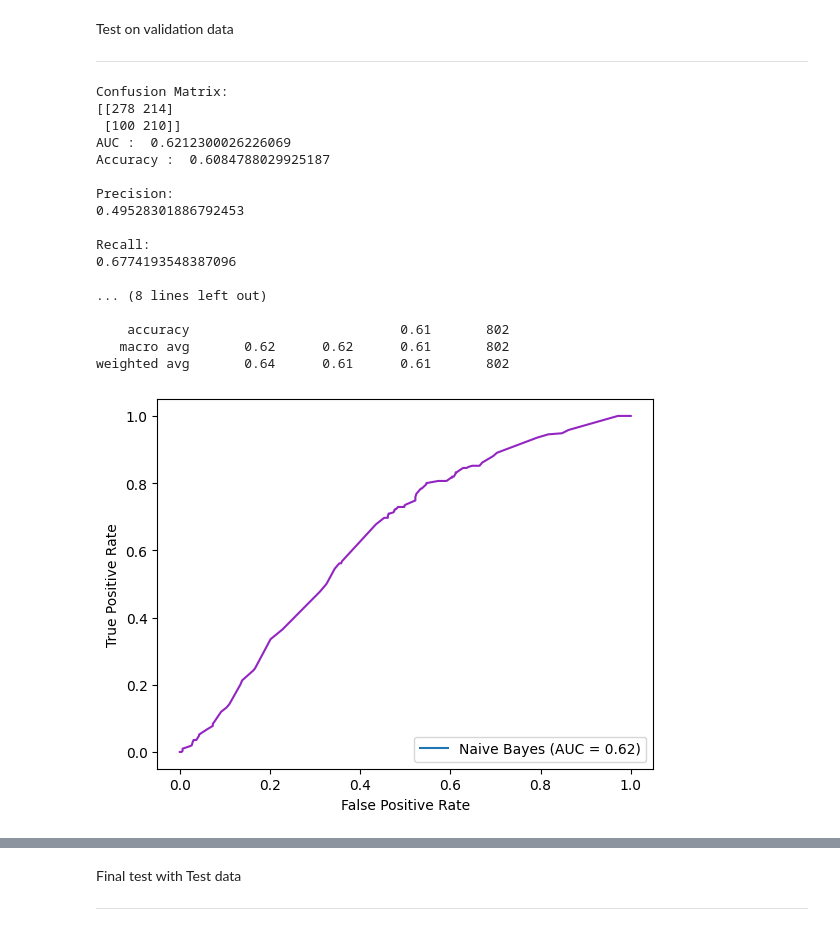
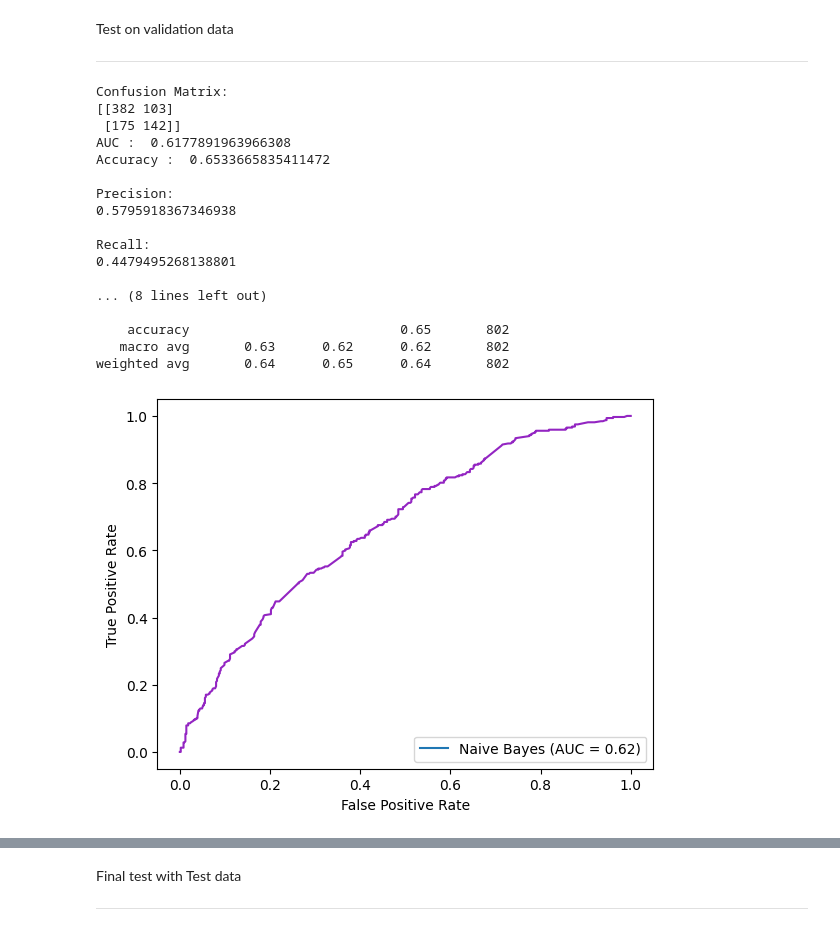
Before and after one commit to lilyzhizhou/Identifying-Prediabetes-ML, a Jupyter notebook: Naive_Bayes_Model.ipynb, the cells around one changed output, grey strips where cells are left out. Saved outputs shown, nothing was run; the diff lists cells and outputs as text; code cells hidden in the pictures.

```diff
--- a/Naive_Bayes_Model.ipynb
+++ b/Naive_Bayes_Model.ipynb
@@ -254,9 +267,9 @@ Tune paramaters
 from sklearn.model_selection import RandomizedSearchCV
 from scipy.stats import uniform
 
-param_dist = {'alpha': uniform(loc=1, scale=100)}
+param_dist = {'alpha': uniform(loc=0, scale=100)}
 
-random_search = RandomizedSearchCV(estimator=CategoricalNB(), param_distributions=param_dist, n_iter=100, cv=5)
+random_search = RandomizedSearchCV(estimator=CategoricalNB(), param_distributions=param_dist, n_iter=100, cv=10)
 
 random_search.fit(train_df[categorical_columns].to_numpy(), train_df[target_column])
 # %% [output]
@@ -281,9 +298,7 @@ gnb = GaussianNB()
 gnb = gnb.fit(train_df[numerical_columns].to_numpy(), train_df[target_column])
 
 # Train a Categorical Naive Bayes model for categorical columns
-cnb = CategoricalNB(alpha = 3
-                    #best_alpha
-                    )
+cnb = CategoricalNB(alpha = best_alpha)
 cnb = cnb.fit(train_df[categorical_columns].to_numpy(), train_df[target_column])
 
 # Get joint log probabilities for each model
@@ -334,36 +349,47 @@ Test on validation data
 
 ---
 # %%
-# Predicting probabilities and class labels for the validation data.
-y_hat_prob = cnb.predict_proba(valid_df[categorical_columns])
-y_hat = cnb.predict(valid_df[categorical_columns])
+# Predict the joint log probabilities for each model on validation data
+gnb_log_pred = gnb.predict_joint_log_proba(valid_df[numerical_columns])
+cnb_log_pred = cnb.predict_joint_log_proba(valid_df[categorical_columns])
 
-# Evaluating the model's performance on the validation data using the previously defined scoring functions.
+# Combine the log probabilities, adjusting for the multiplication of P(Y) term
+y_hat_prob = gnb_log_pred + cnb_log_pred
+
+# Convert log probabilities back to probabilities
+y_hat_prob = np.exp(y_hat_prob)
+y_hat_prob = y_hat_prob / y_hat_prob.sum(1, keepdims=True)  # normalize to get valid probabilities
+
+# Get the predicted class labels for validation data
+y_hat = np.argmax(y_hat_prob, axis=1)
+
+# Evaluate the combined model on validation data using custom functions
 conf_matrix, auc, acc, precision, recall, f1, class_report = get_scores(valid_df[target_column], y_hat)
 print_scores(conf_matrix, auc, acc, precision, recall, f1, class_report)
 
-# Plotting the ROC curve for the model's performance on the validation dataset.
+
+# Plot the ROC curve for validation data
 fpr, tpr, thresholds = roc_curve(valid_df[target_column], y_hat_prob[:, 1])
 display = RocCurveDisplay(fpr=fpr, tpr=tpr, roc_auc=auc, estimator_name='Naive Bayes')
 display.plot()
 ax = plt.gca()
 ax.get_lines()[0].set_color('#9325c2')
 # %% [output]
 Confusion Matrix:
-[[278 214]
- [100 210]]
-AUC :  0.6212300026226069
-Accuracy :  0.6084788029925187
+[[382 103]
+ [175 142]]
+AUC :  0.6177891963966308
+Accuracy :  0.6533665835411472
 
 Precision:
-0.49528301886792453
+0.5795918367346938
 
 Recall:
-0.6774193548387096
+0.4479495268138801
 
 ... (8 lines left out)
 
-    accuracy                           0.61       802
-   macro avg       0.62      0.62      0.61       802
-weighted avg       0.64      0.61      0.61       802
+    accuracy                           0.65       802
+   macro avg       0.63      0.62      0.62       802
+weighted avg       0.64      0.65      0.64       802
-[figure, old version]
+[figure, new version]
```
Also changed, not shown: parts of 15 cells of this notebook.
